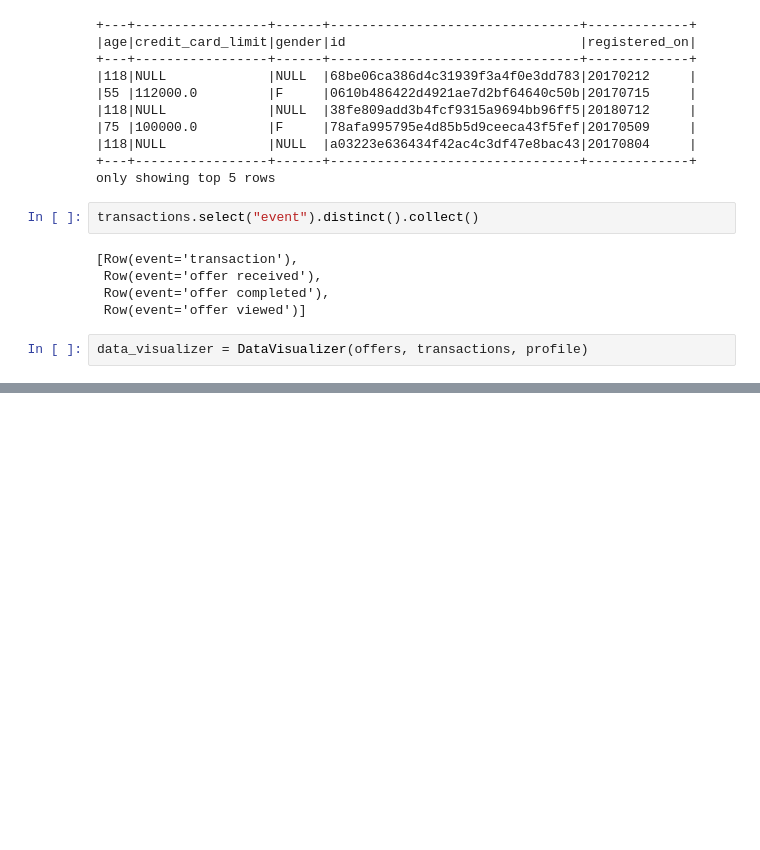
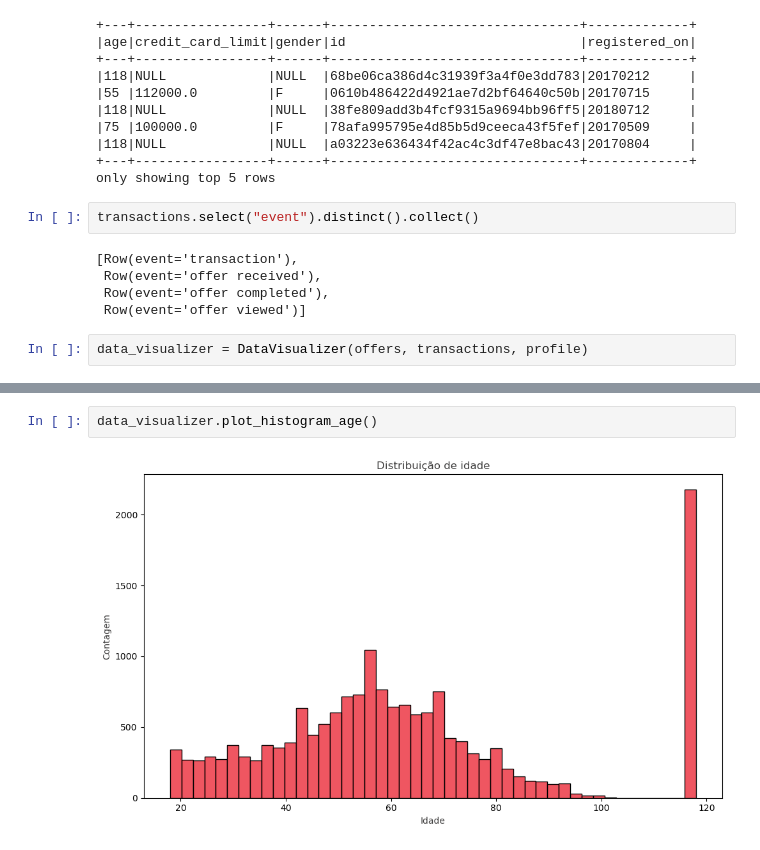
Before and after one commit to FelipeMarcelino/ifood-case, a Jupyter notebook: notebooks/data_processing.ipynb, the cells around one changed output, grey strips where cells are left out. Drawn from its saved outputs; the diff is of its cells as text; blank space fills up the shorter version.

```diff
--- a/notebooks/data_processing.ipynb
+++ b/notebooks/data_processing.ipynb
@@ -77,0 +83,4 @@ data_visualizer.plot_countplot_channels()
+# %%
+data_visualizer.plot_histogram_age()
+# %% [output]
+[figure, added]
```
Also changed, not shown: parts of 4 cells of this notebook, 1 other file.
